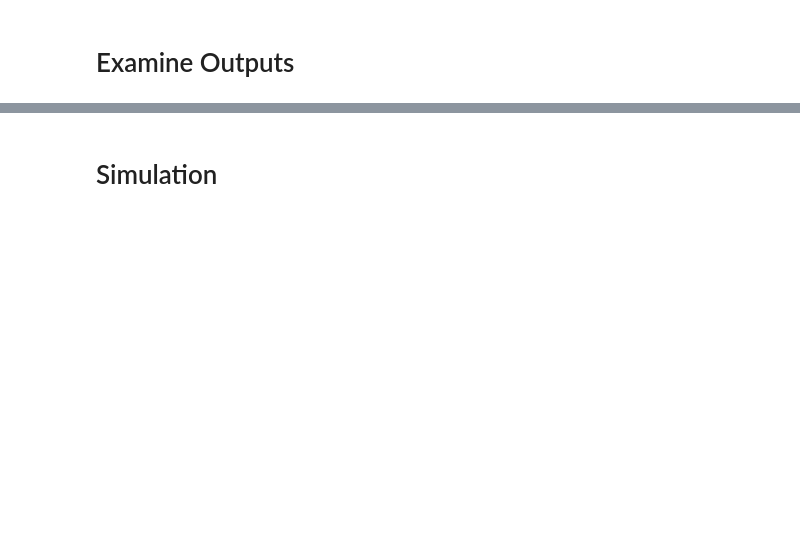
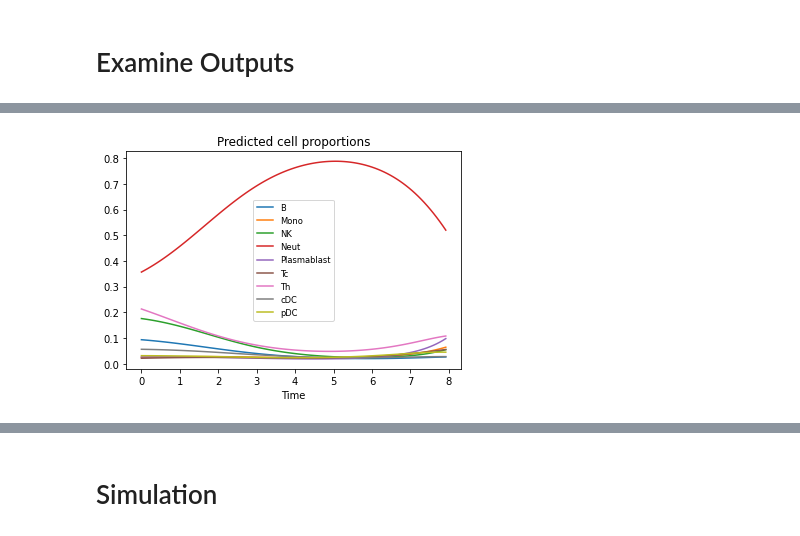
Before and after one commit to broadinstitute/temporal-rna-seq-deconvolution, a Jupyter notebook: notebooks/deconvolve-simulated-linear-example.ipynb, the cells around one changed output, grey strips where cells are left out. Saved outputs shown, nothing was run; the diff lists cells and outputs as text; code cells hidden in the pictures; blank space fills up the shorter version.

```diff
--- a/notebooks/deconvolve-simulated-linear-example.ipynb
+++ b/notebooks/deconvolve-simulated-linear-example.ipynb
@@ -53,7 +65,9 @@ pseudo_time_reg_deconv.plot_loss()
 # %%
 # calculate and plot composition trajectories
-pseudo_time_reg_deconv.calculate_composition_trajectories(n_intervals = 1000)
+#pseudo_time_reg_deconv.calculate_composition_trajectories(n_intervals = 1000)
 pseudo_time_reg_deconv.plot_composition_trajectories()
+# %% [output]
+[figure, added]
 # %%
 # examine the per-gene dispersions
 pseudo_time_reg_deconv.plot_phi_g_distribution()
```
Also changed, not shown: parts of 7 cells of this notebook, 31 other files.
